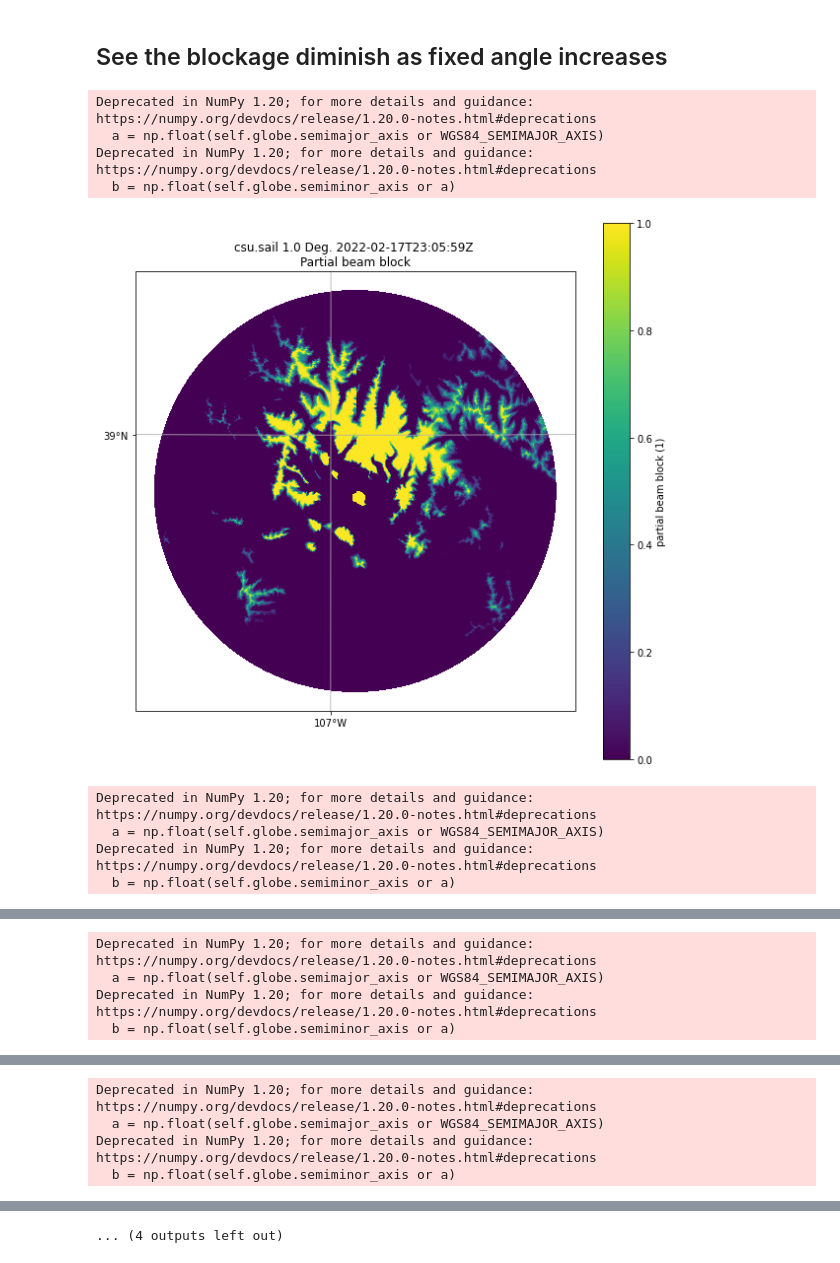
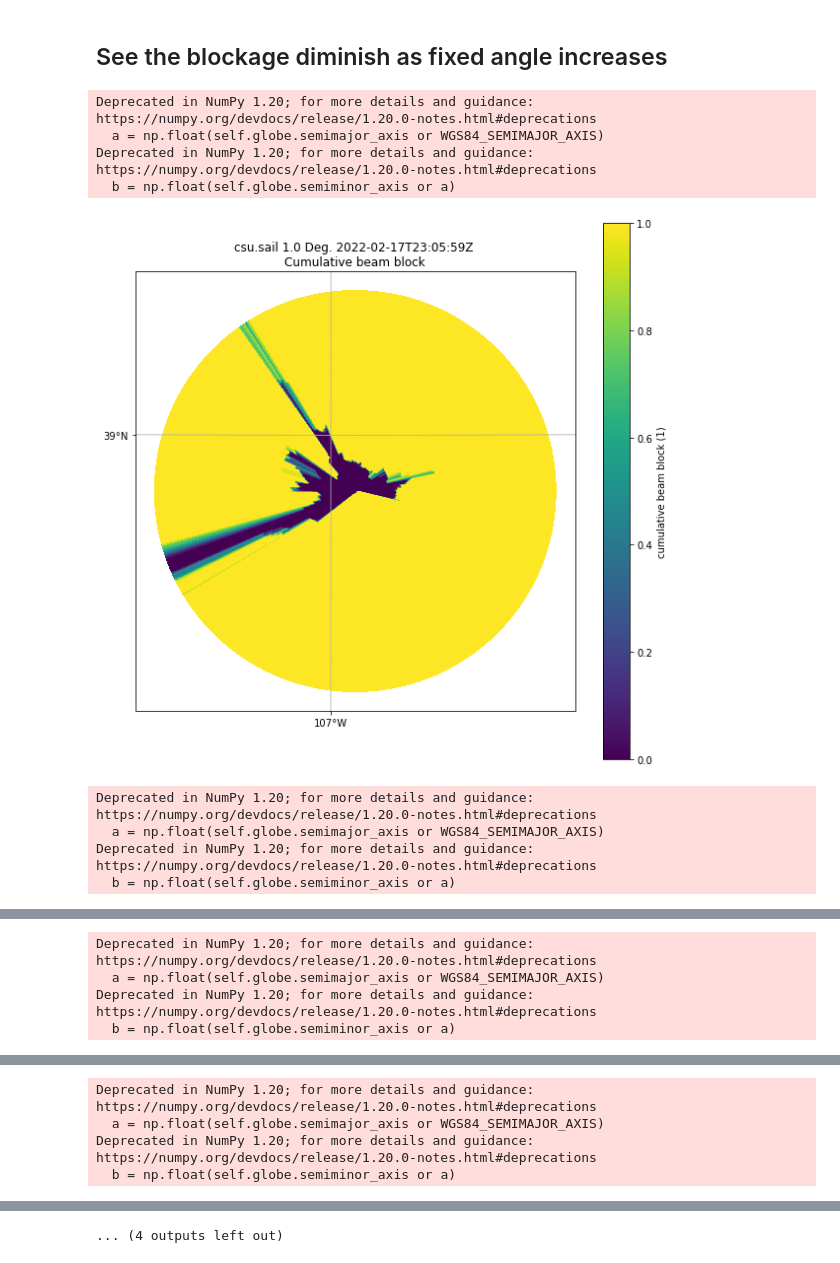
Before and after one commit to mgrover1/sail-xprecip-radar, a Jupyter notebook: _sources/qc/sail_beam_blockage.ipynb, the cells around one changed output, grey strips where cells are left out. Cells and saved outputs as stored; diff of their text form; code cells hidden in the pictures.

```diff
--- a/_sources/qc/sail_beam_blockage.ipynb
+++ b/_sources/qc/sail_beam_blockage.ipynb
@@ -174,0 +201,2 @@ def cbb_to_dict(cbb_all):
+# %%
+radar.range['data'] = radar.range['data'] + (59.94095*2)
@@ -251,16 +258,16 @@ masked_array(data=[1., 1., 1., ..., 0., 0., 0.],
 # %%
 for i in range(radar.nsweeps):
     fig = plt.figure(figsize=(10, 10))
     radar_foo = radar.extract_sweeps([i])
     display_foo = pyart.graph.RadarMapDisplay(radar_foo)
-    display.plot_ppi_map('partial_beam_blockage', i)
+    display.plot_ppi_map('cumulative_beam_blockage', i)
     plt.show()
 # %% [output]
 Deprecated in NumPy 1.20; for more details and guidance: https://numpy.org/devdocs/release/1.20.0-notes.html#deprecations
   a = np.float(self.globe.semimajor_axis or WGS84_SEMIMAJOR_AXIS)
 Deprecated in NumPy 1.20; for more details and guidance: https://numpy.org/devdocs/release/1.20.0-notes.html#deprecations
   b = np.float(self.globe.semiminor_axis or a)
-[figure, old version]
+[figure, new version]
 Deprecated in NumPy 1.20; for more details and guidance: https://numpy.org/devdocs/release/1.20.0-notes.html#deprecations
   a = np.float(self.globe.semimajor_axis or WGS84_SEMIMAJOR_AXIS)
 Deprecated in NumPy 1.20; for more details and guidance: https://numpy.org/devdocs/release/1.20.0-notes.html#deprecations
```
Also changed, not shown: parts of 23 cells of this notebook, 28 other files.
